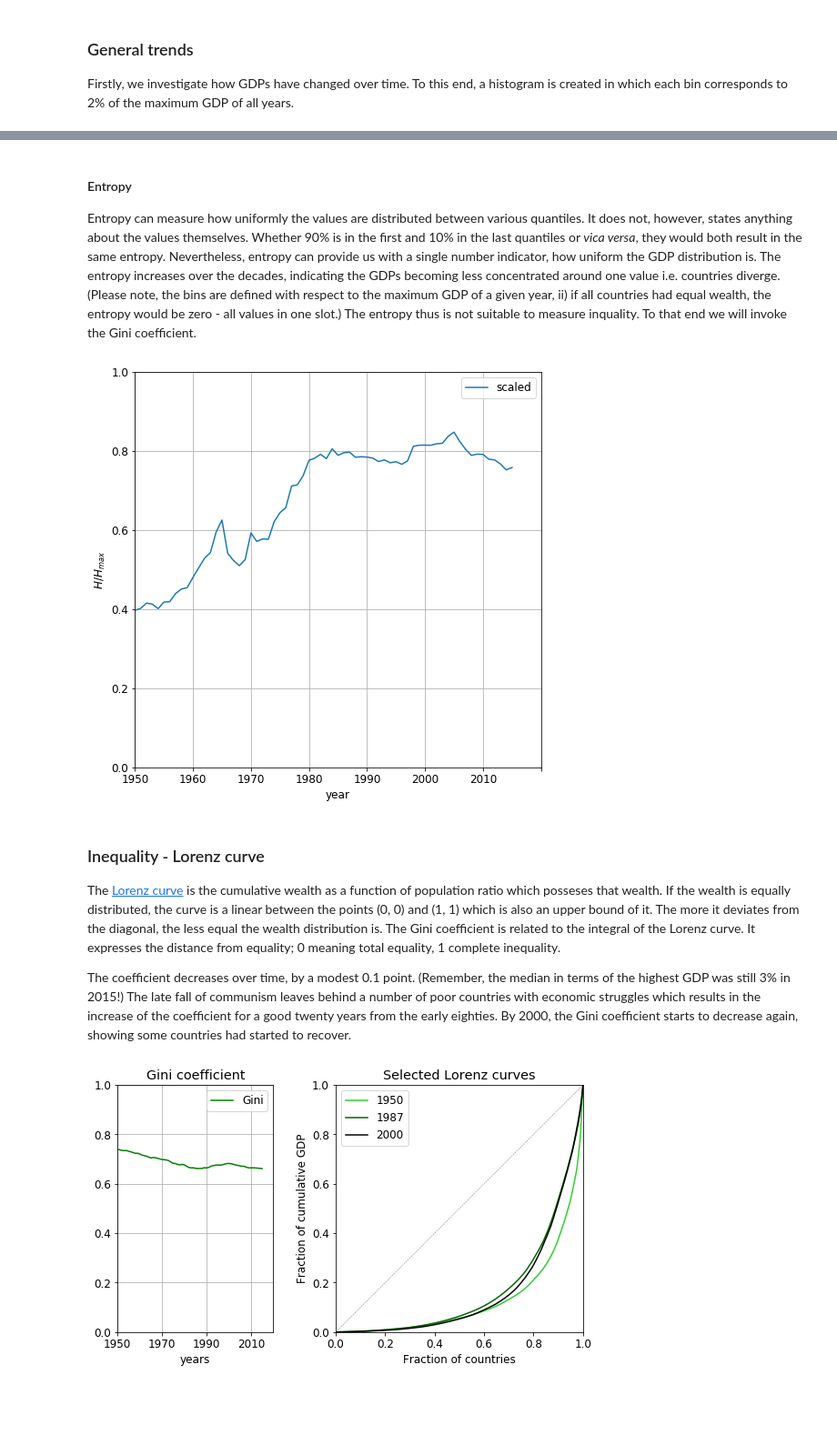
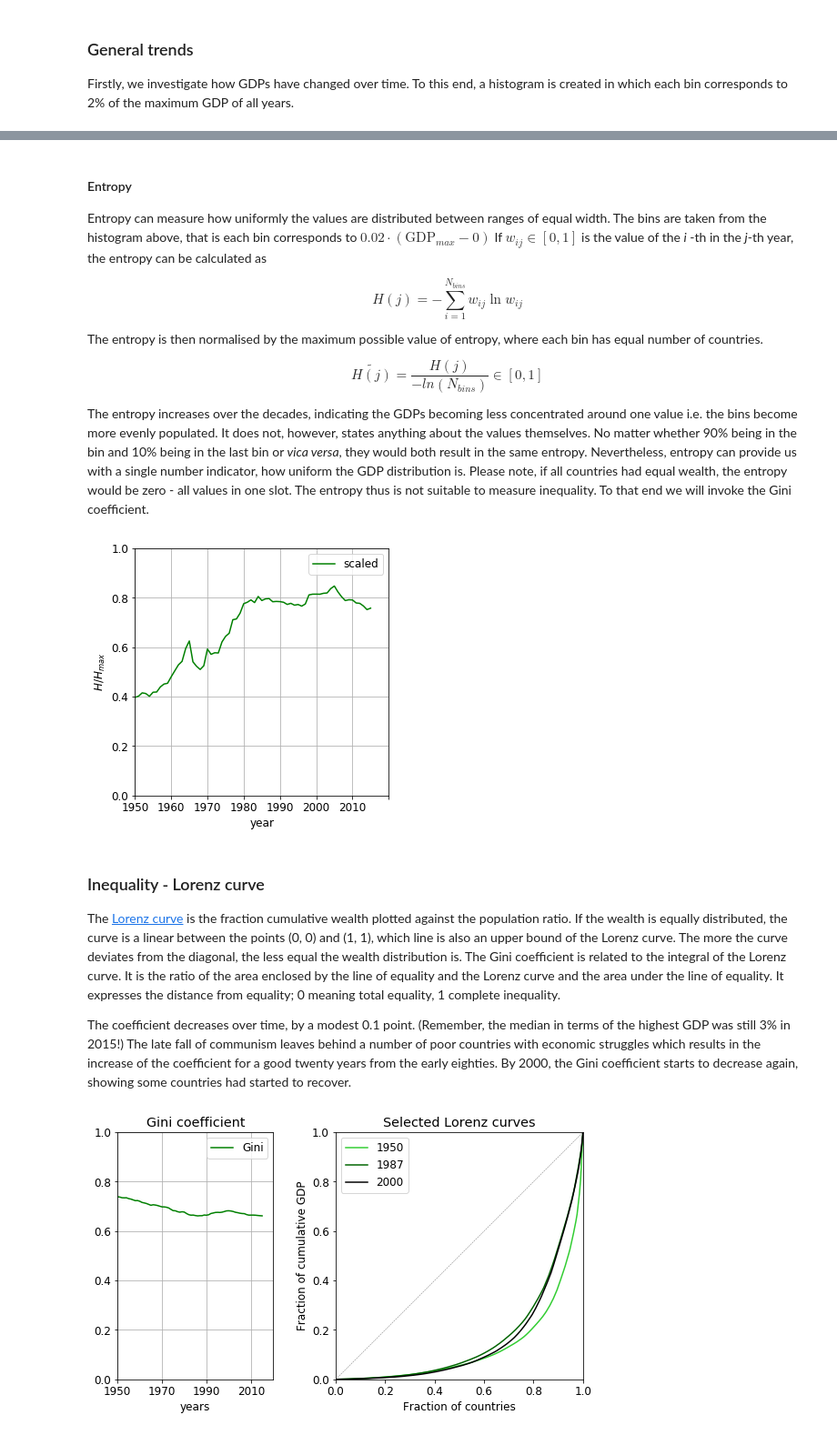
Before and after one commit to bhornung/bhornung.github.io, a Jupyter notebook: assets/clustering-gdp/notebook/clustering-gdp.ipynb, the cells around one changed output, grey strips where cells are left out. Shown at 91% size. Drawn from its saved outputs; the diff is of its cells as text; code cells hidden in the pictures; blank space fills up the shorter version.

```diff
--- a/assets/clustering-gdp/notebook/clustering-gdp.ipynb
+++ b/assets/clustering-gdp/notebook/clustering-gdp.ipynb
@@ -180,32 +183,43 @@ plt.show()
 # %% [markdown]
 #### Entropy
 
-Entropy can measure how uniformly the values are distributed between various quantiles. It does not, however, states anything about the values themselves. Whether 90% is in the first and 10% in the last quantiles or _vica versa_, they would both result in the same entropy. Nevertheless, entropy can provide us with a single number indicator, how uniform the GDP distribution is. The entropy increases over the decades, indicating the GDPs becoming less concentrated around one value i.e. countries diverge. (Please note, the bins are defined with respect to the maximum GDP of a given year, ii) if all countries had equal wealth, the entropy would be zero - all values in one slot.) The entropy thus is not suitable to measure inquality. To that end we will invoke the Gini coefficient.
+Entropy can measure how uniformly the values are distributed between ranges of equal width. The bins are taken from the histogram above, that is each bin corresponds to $ 0.02\cdot (\text{GDP}_{max}- 0)$ If $w_{ij} \in \left[0, 1 \right]$ is the value of the _i_ -th in the _j_-th year, the entropy can be calculated as
+
+$$
+H(j) = -\sum\limits_{i = 1}^{N_{bins}}w_{ij}\ln w_{ij}
+$$
+The entropy is then normalised by the maximum possible value of entropy, where each bin has equal number of countries.
+
+$$
+\tilde{H(j)} = \frac{H(j)} { -ln(N_{bins})} \in \left[0, 1\right]
+$$
+
+The entropy increases over the decades, indicating the GDPs becoming less concentrated around one value i.e. the bins become more evenly populated. It does not, however, states anything about the values themselves. No matter whether 90% being in the bin and 10% being in the last bin or _vica versa_, they would both result in the same entropy. Nevertheless, entropy can provide us with a single number indicator, how uniform the GDP distribution is. Please note, if all countries had equal wealth, the entropy would be zero - all values in one slot. The entropy thus is not suitable to measure inequality. To that end we will invoke the Gini coefficient.
 # %%
 entropy = calc_entropy(histo_year)
 entropy_scaled = calc_entropy(histo_scaled_year)
 # %%
 # TO HIDE
 
 fig, axis = plt.subplots(1, 1)
-fig.set_size_inches(8, 8)
+fig.set_size_inches(5, 5)
 
 axis.grid(True)
 axis.set_xlabel("year")
 axis.set_ylabel(r'$H / H_{max}$')
 axis.set_ylim((0.0, 1.0))
 axis.set_xlim((0, 70))
 axis.set_xticklabels(['1950', '1960', '1970', '1980', '1990', '2000', '2010'])
 #axis.plot(np.arange(66), entropy, label = 'raw')
-axis.plot(np.arange(66), entropy_scaled, label = 'scaled')
+axis.plot(np.arange(66), entropy_scaled, label = 'scaled', color = 'green')
 axis.legend()
 plt.show()
 # %% [output]
-[figure, old version]
+[figure, new version]
 # %% [markdown]
 ### Inequality - Lorenz curve
 
-The [Lorenz curve](https://en.wikipedia.org/wiki/Lorenz_curve) is the cumulative wealth as a function of population ratio which posseses that wealth. If the wealth is equally distributed, the curve is a linear between the points (0, 0) and (1, 1) which is also an upper bound of it. The more it deviates from the diagonal, the less equal the wealth distribution is. The Gini coefficient is related to the integral of the Lorenz curve. It expresses the distance from equality; 0 meaning total equality, 1 complete inequality.
+The [Lorenz curve](https://en.wikipedia.org/wiki/Lorenz_curve) is the fraction cumulative wealth plotted against the population ratio. If the wealth is equally distributed, the curve is a linear between the points (0, 0) and (1, 1), which line is also an upper bound of the Lorenz curve. The more the curve deviates from the diagonal, the less equal the wealth distribution is. The Gini coefficient is related to the integral of the Lorenz curve. It is the ratio of the area enclosed by the line of equality and the Lorenz curve and the area under the line of equality. It expresses the distance from equality; 0 meaning total equality, 1 complete inequality.
 
 The coefficient decreases over time, by a modest 0.1 point. (Remember, the median in terms of the highest GDP was still 3% in 2015!) The late fall of communism leaves behind a number of poor countries with economic struggles which results in the increase of the coefficient for a good twenty years from the early eighties. By 2000, the Gini coefficient starts to decrease again, showing some countries had started to recover.
 # %%
```
Also changed, not shown: parts of 39 cells of this notebook, 15 other files.
